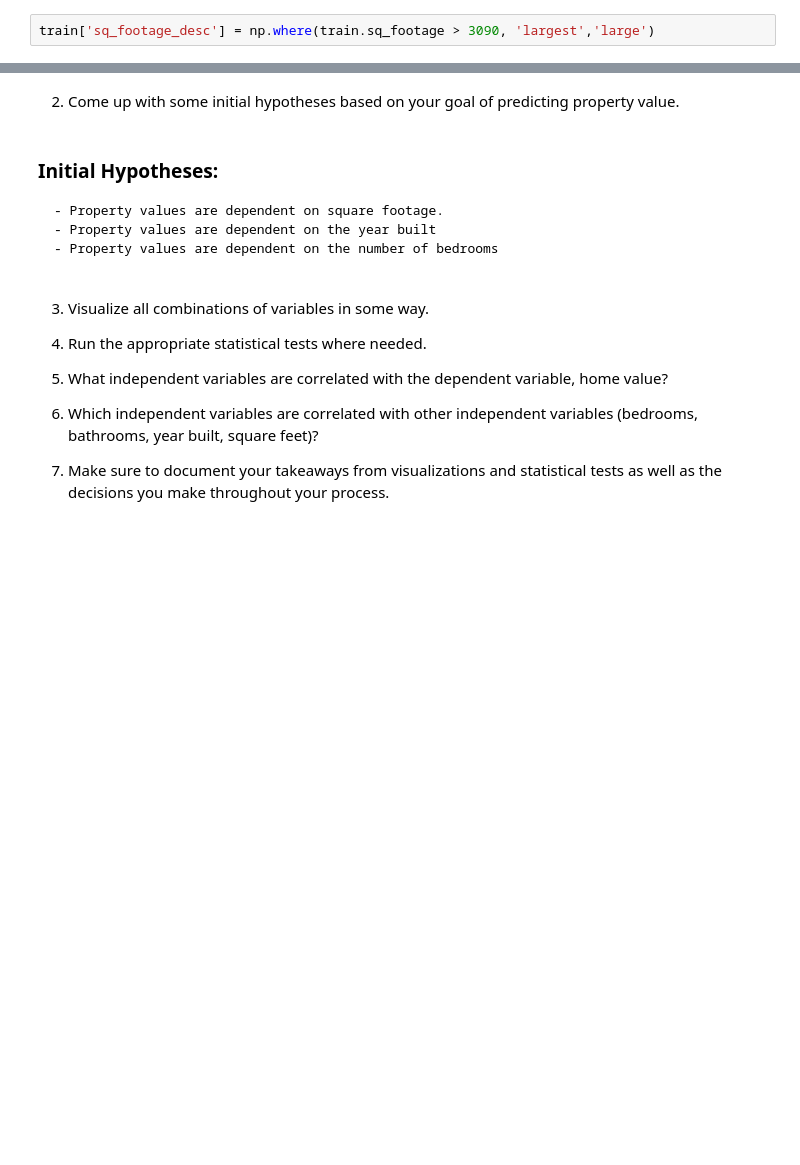
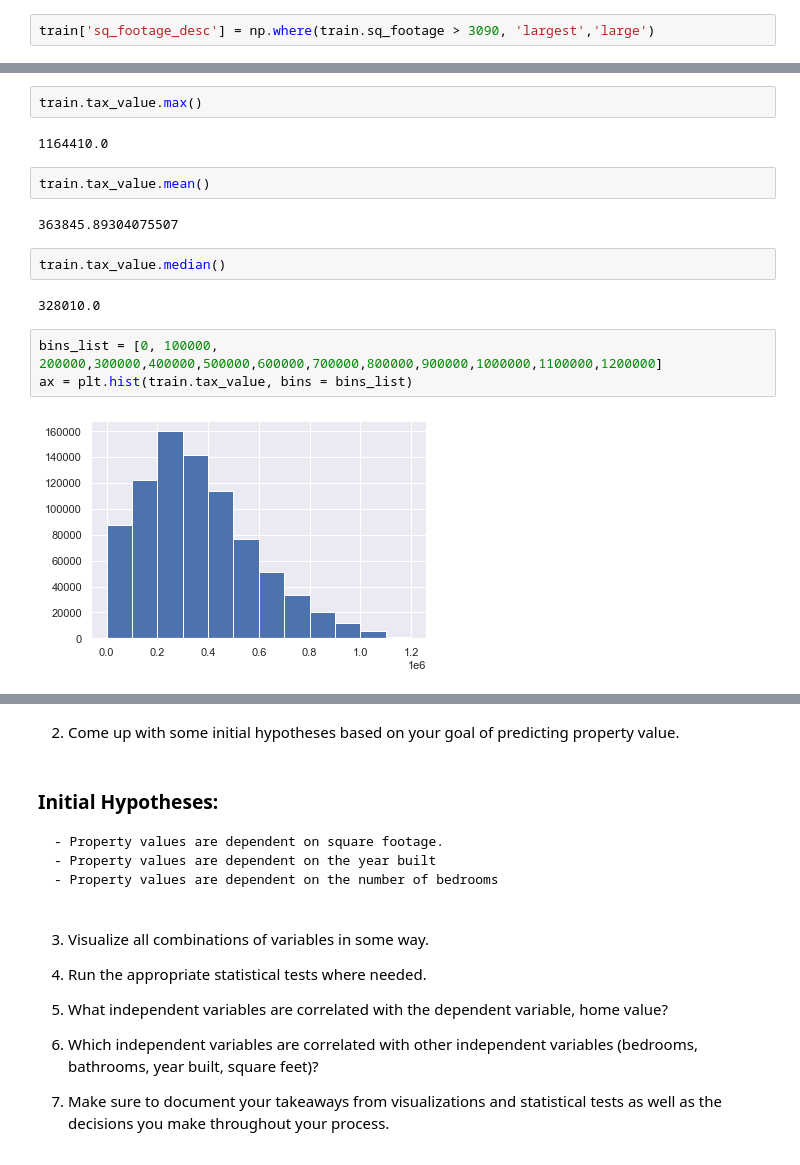
Before and after one commit to veronica-f-reyes/regression_exercises, a Jupyter notebook: explore.ipynb, the cells around one changed output, grey strips where cells are left out. Drawn from its saved outputs; the diff is of its cells as text; blank space fills up the shorter version.

```diff
--- a/explore.ipynb
+++ b/explore.ipynb
@@ -607,0 +699,17 @@ train.head()
+# %%
+train.tax_value.max()
+# %% [output]
+1164410.0
+# %%
+train.tax_value.mean()
+# %% [output]
+363845.89304075507
+# %%
+train.tax_value.median()
+# %% [output]
+328010.0
+# %%
+bins_list = [0, 100000, 200000,300000,400000,500000,600000,700000,800000,900000,1000000,1100000,1200000]
+ax = plt.hist(train.tax_value, bins = bins_list)
+# %% [output]
+[figure, added]
```
Also changed, not shown: parts of 24 cells of this notebook.
